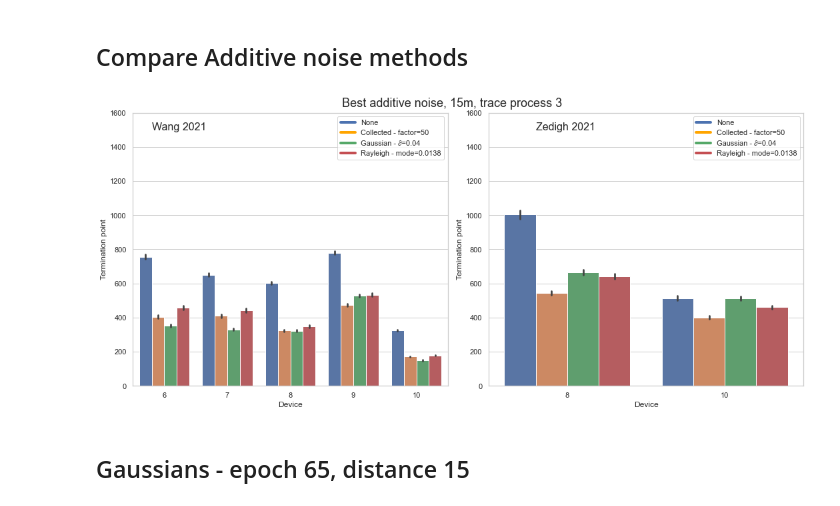
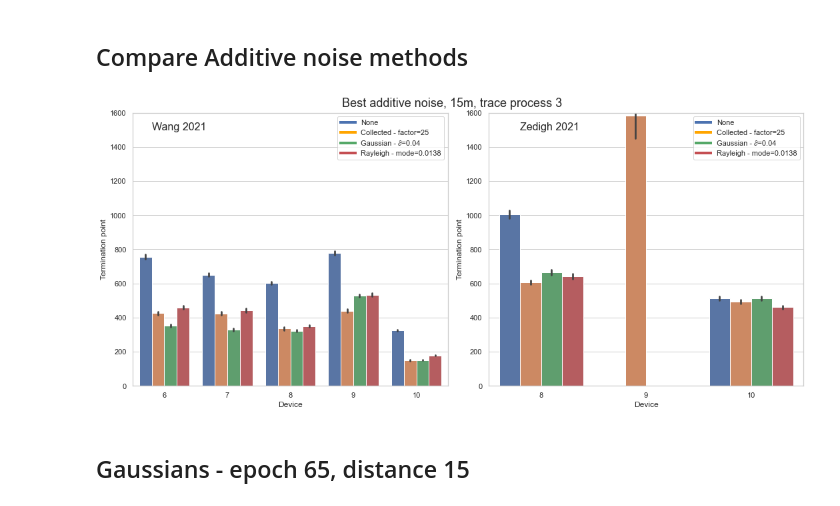
Before and after one commit to axelzedigh/MasterThesisResults, a Jupyter notebook: notebooks/Database_visualizations.ipynb, the cells around one changed output. Cells and saved outputs as stored; diff of their text form; code cells hidden in the pictures.

```diff
--- a/notebooks/Database_visualizations.ipynb
+++ b/notebooks/Database_visualizations.ipynb
@@ -48,8 +18,8 @@ full_rank_test_grouped_a
 # %% [markdown]
 ## Compare Additive noise methods
 # %%
-plot_best_additive_noise_methods(collected_value=50)
+plot_best_additive_noise_methods(collected_value=25)
 # %% [output]
-[figure, old version]
+[figure, new version]
 # %% [markdown]
 ## Gaussians - epoch 65, distance 15
```
Also changed, not shown: parts of 12 cells of this notebook, 5 other files.
